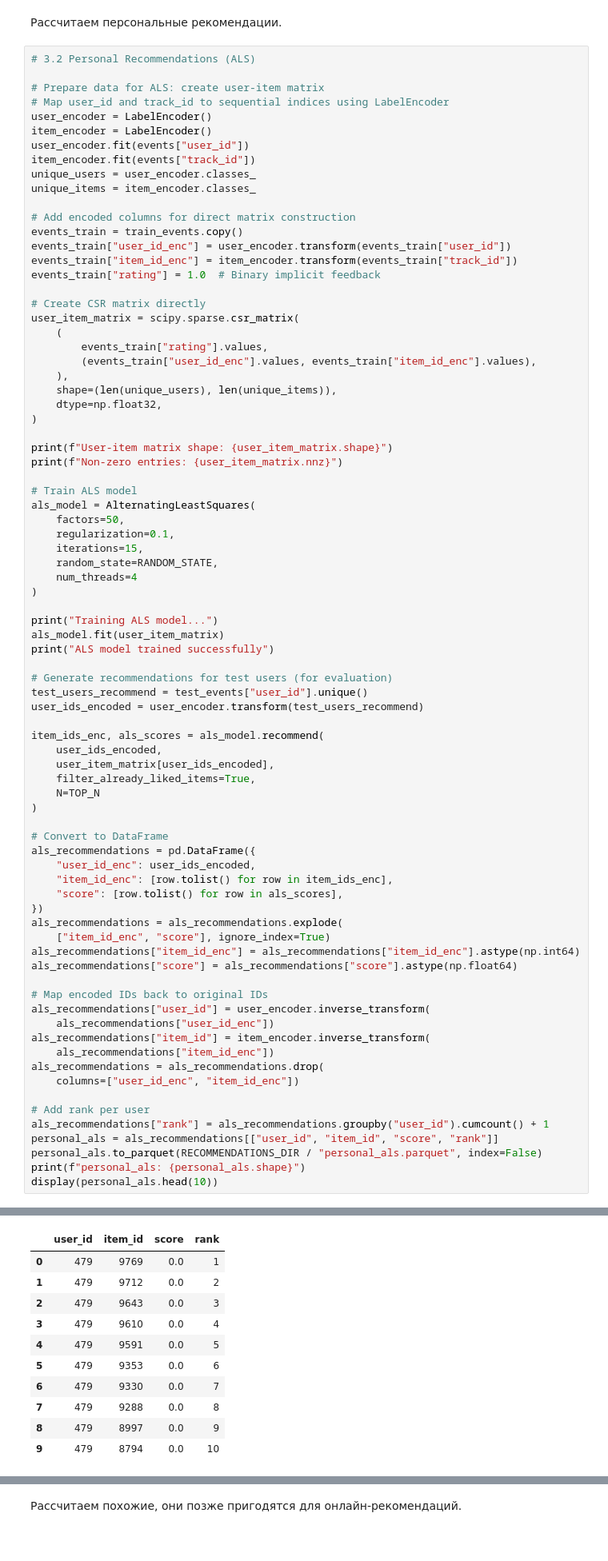
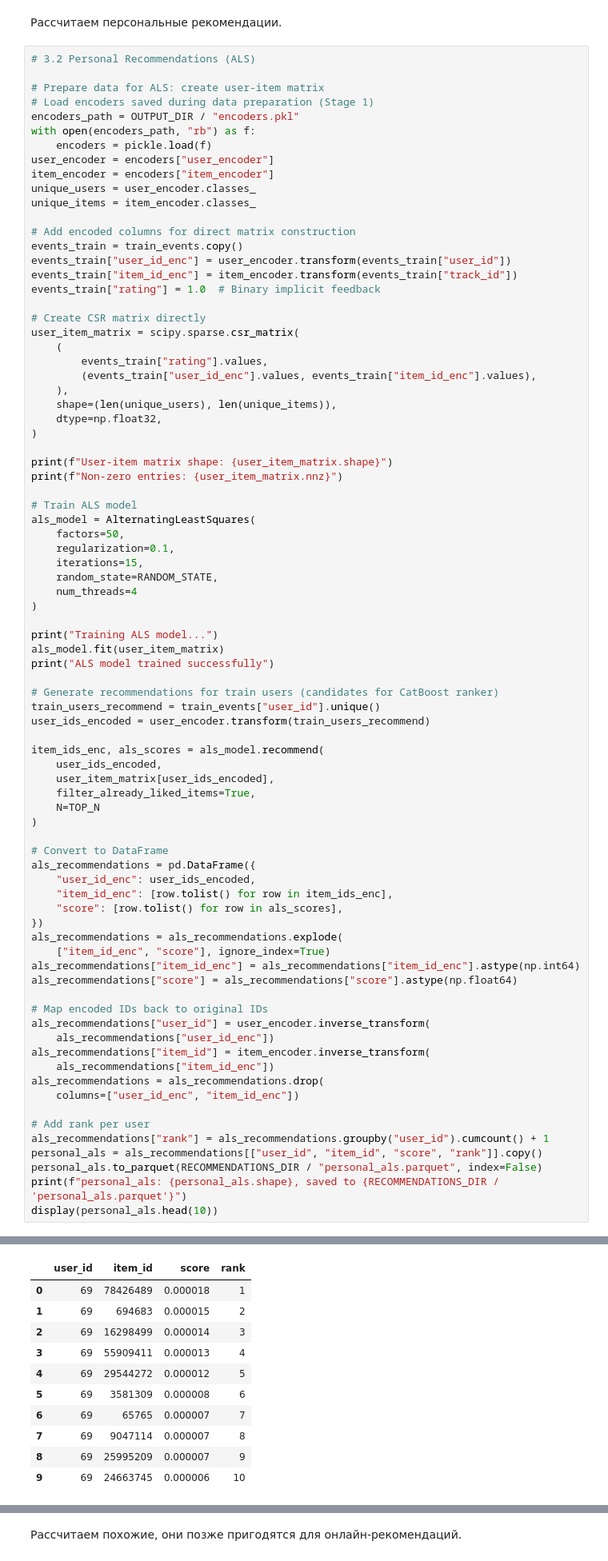
Before and after one commit to alex-feygin/mle-recsys-project, a Jupyter notebook: recommendations_filled.ipynb, the cells around one changed output, grey strips where cells are left out. Shown at 80% size. Drawn from its saved outputs; the diff is of its cells as text.

```diff
--- a/recommendations_filled.ipynb
+++ b/recommendations_filled.ipynb
@@ -829,11 +697,12 @@ Saved cold_recs to parquet
 # 3.2 Personal Recommendations (ALS)
 
 # Prepare data for ALS: create user-item matrix
-# Map user_id and track_id to sequential indices using LabelEncoder
-user_encoder = LabelEncoder()
-item_encoder = LabelEncoder()
-user_encoder.fit(events["user_id"])
-item_encoder.fit(events["track_id"])
+# Load encoders saved during data preparation (Stage 1)
+encoders_path = OUTPUT_DIR / "encoders.pkl"
+with open(encoders_path, "rb") as f:
+    encoders = pickle.load(f)
+user_encoder = encoders["user_encoder"]
+item_encoder = encoders["item_encoder"]
 unique_users = user_encoder.classes_
 unique_items = item_encoder.classes_
 
@@ -869,9 +738,9 @@ print("Training ALS model...")
 als_model.fit(user_item_matrix)
 print("ALS model trained successfully")
 
-# Generate recommendations for test users (for evaluation)
-test_users_recommend = test_events["user_id"].unique()
-user_ids_encoded = user_encoder.transform(test_users_recommend)
+# Generate recommendations for train users (candidates for CatBoost ranker)
+train_users_recommend = train_events["user_id"].unique()
+user_ids_encoded = user_encoder.transform(train_users_recommend)
 
 item_ids_enc, als_scores = als_model.recommend(
     user_ids_encoded,
@@ -901,9 +770,9 @@ als_recommendations = als_recommendations.drop(
 
 # Add rank per user
 als_recommendations["rank"] = als_recommendations.groupby("user_id").cumcount() + 1
-personal_als = als_recommendations[["user_id", "item_id", "score", "rank"]]
+personal_als = als_recommendations[["user_id", "item_id", "score", "rank"]].copy()
 personal_als.to_parquet(RECOMMENDATIONS_DIR / "personal_als.parquet", index=False)
-print(f"personal_als: {personal_als.shape}")
+print(f"personal_als: {personal_als.shape}, saved to {RECOMMENDATIONS_DIR / 'personal_als.parquet'}")
 display(personal_als.head(10))
 # %% [output]
 User-item matrix shape: (45693, 32623)
@@ -923,11 +792,11 @@ personal_als: (315400, 4)
 |  | user_id | item_id | score | rank |
-| 0 | 479 | 9769 | 0.0 | 1 |
-| 1 | 479 | 9712 | 0.0 | 2 |
-| 2 | 479 | 9643 | 0.0 | 3 |
-| 3 | 479 | 9610 | 0.0 | 4 |
-| 4 | 479 | 9591 | 0.0 | 5 |
-| 5 | 479 | 9353 | 0.0 | 6 |
-| 6 | 479 | 9330 | 0.0 | 7 |
-| 7 | 479 | 9288 | 0.0 | 8 |
-| 8 | 479 | 8997 | 0.0 | 9 |
-| 9 | 479 | 8794 | 0.0 | 10 |
+| 0 | 69 | 78426489 | 0.000018 | 1 |
+| 1 | 69 | 694683 | 0.000015 | 2 |
+| 2 | 69 | 16298499 | 0.000014 | 3 |
+| 3 | 69 | 55909411 | 0.000013 | 4 |
+| 4 | 69 | 29544272 | 0.000012 | 5 |
+| 5 | 69 | 3581309 | 0.000008 | 6 |
+| 6 | 69 | 65765 | 0.000007 | 7 |
+| 7 | 69 | 9047114 | 0.000007 | 8 |
+| 8 | 69 | 25995209 | 0.000007 | 9 |
+| 9 | 69 | 24663745 | 0.000006 | 10 |
```
Also changed, not shown: parts of 26 cells of this notebook.
